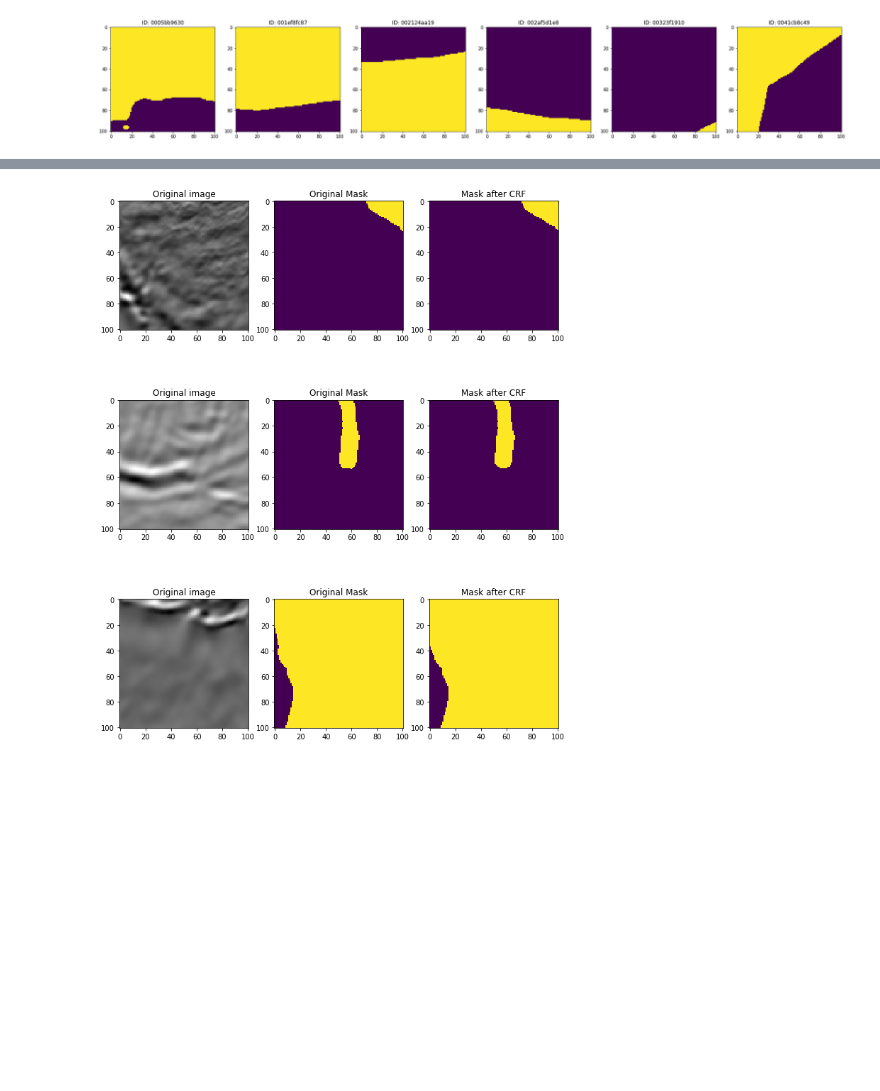
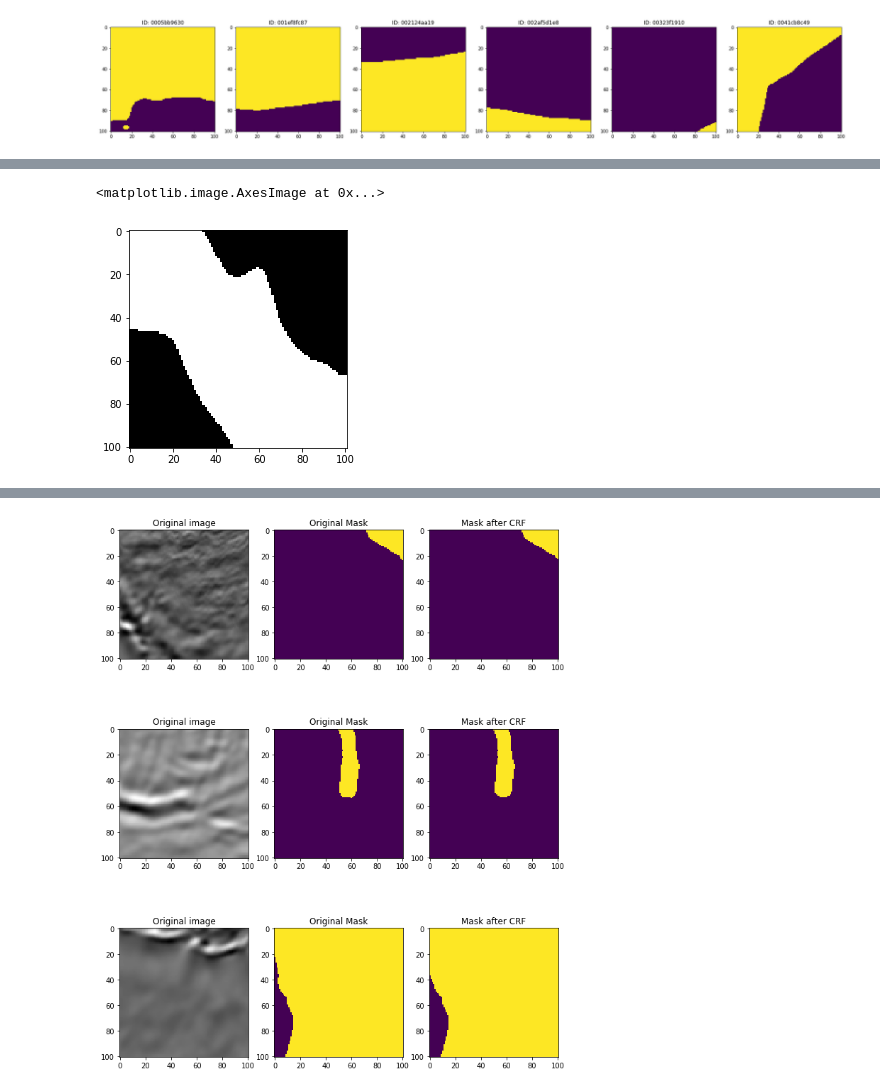
Before and after one commit to chicm/salt, a Jupyter notebook: crf.ipynb, the cells around one changed output, grey strips where cells are left out. Drawn from its saved outputs; the diff is of its cells as text; code cells hidden in the pictures; blank space fills up the shorter version.

```diff
--- a/crf.ipynb
+++ b/crf.ipynb
@@ -50,0 +77,8 @@ while True:
+# %%
+filename = r'G:\salt\train\masks\0a1742c740.png'
+mask = cv2.imread(filename)
+
+plt.imshow(mask)
+# %% [output]
+<matplotlib.image.AxesImage at 0x...>
+[figure, added]
```
Also changed, not shown: parts of 5 cells of this notebook, 4 other files.
